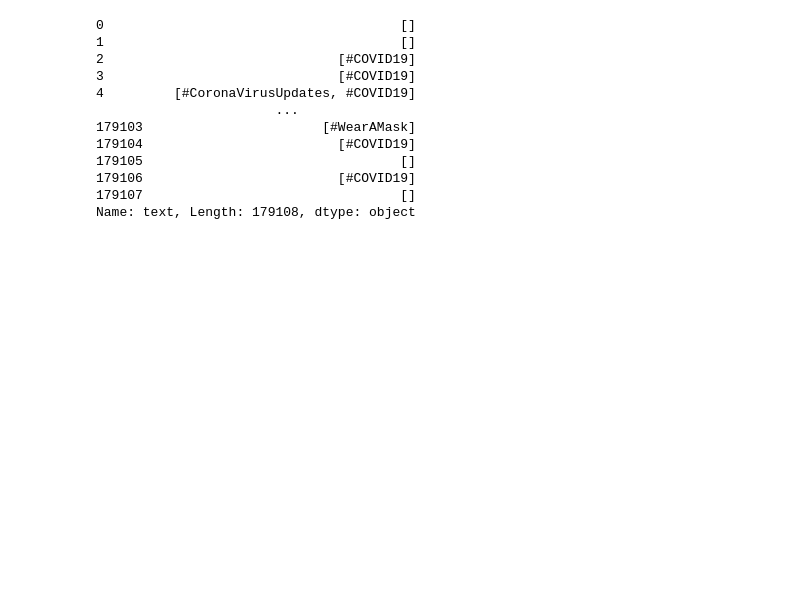
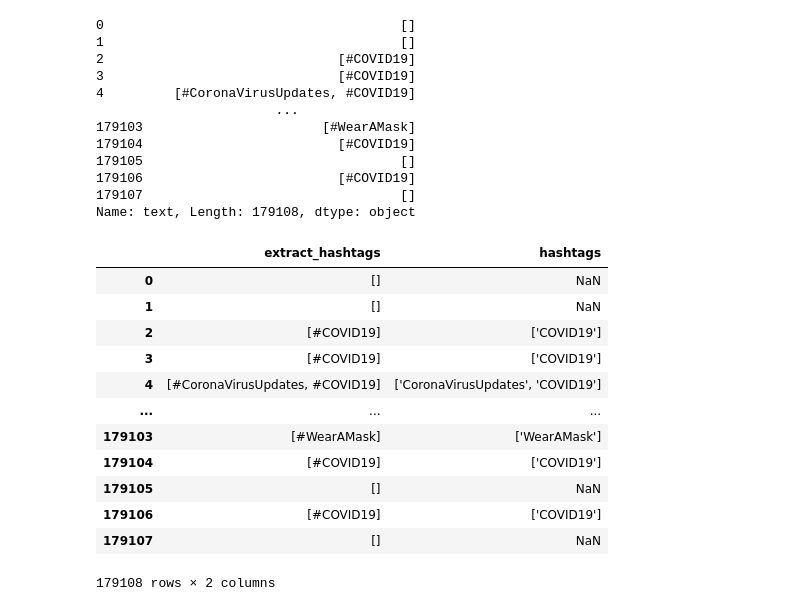
Before and after one commit to Anakha-s/Project-1, a Jupyter notebook: Untitled9.ipynb, the cells around one changed output. Saved outputs shown, nothing was run; the diff lists cells and outputs as text; code cells hidden in the pictures; blank space fills up the shorter version.

```diff
--- a/Untitled9.ipynb
+++ b/Untitled9.ipynb
@@ -196,3 +196,19 @@ df['text'].apply(nfx.extract_hashtags)
 Name: text, Length: 179108, dtype: object
 # %%
 df['extract_hashtags']=df['text'].apply(nfx.extract_hashtags)
+# %%
+df[['extract_hashtags','hashtags']]
+# %% [output]
+|  | extract_hashtags | hashtags |
+| 0 | [] | NaN |
+| 1 | [] | NaN |
+| 2 | [#COVID19] | ['COVID19'] |
+| 3 | [#COVID19] | ['COVID19'] |
+| 4 | [#CoronaVirusUpdates, #COVID19] | ['CoronaVirusUpdates', 'COVID19'] |
+| ... | ... | ... |
+| 179103 | [#WearAMask] | ['WearAMask'] |
+| 179104 | [#COVID19] | ['COVID19'] |
+| 179105 | [] | NaN |
+| 179106 | [#COVID19] | ['COVID19'] |
+| 179107 | [] | NaN |
+179108 rows × 2 columns
```
Also changed, not shown: parts of 3 cells of this notebook.
